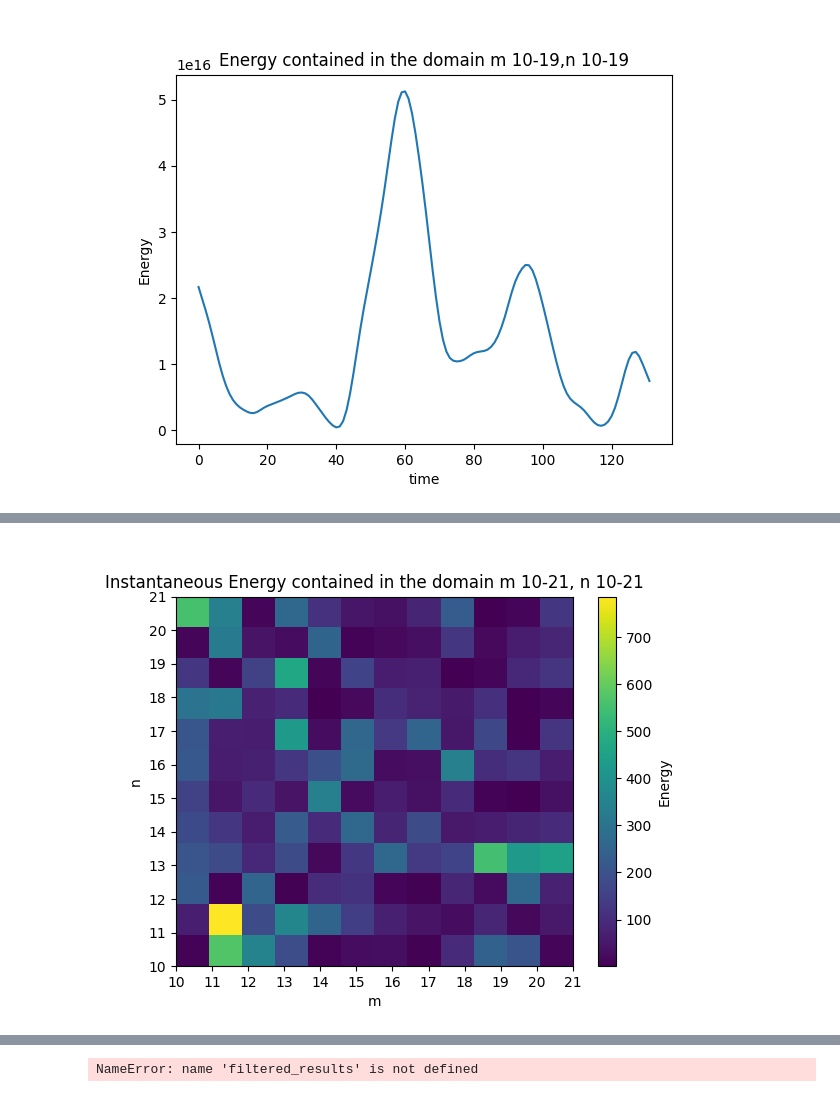
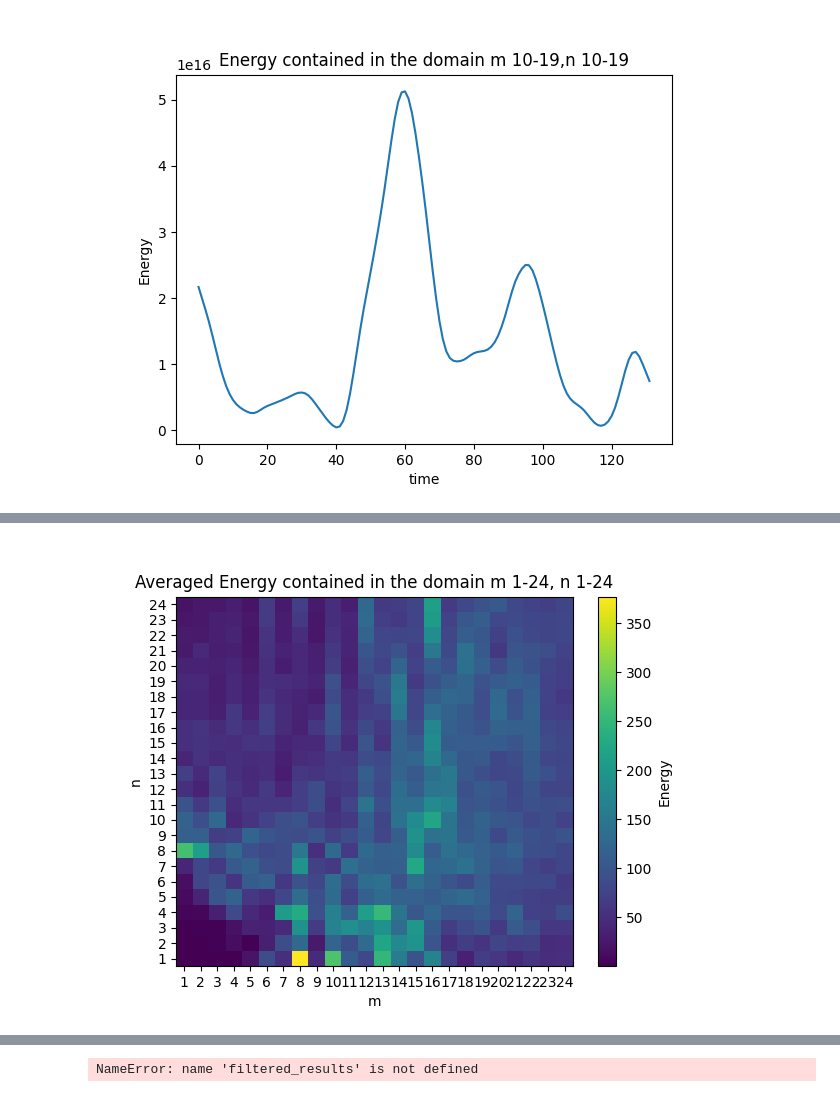
Before and after one commit to LennardMiller/Stage_M2, a Jupyter notebook: Basin Mode Projection/Rossby_diag_closed_case.ipynb, the cells around one changed output, grey strips where cells are left out. Drawn from its saved outputs; the diff is of its cells as text; code cells hidden in the pictures.

Commit message:
Bigger domain

```diff
--- a/Basin Mode Projection/Rossby_diag_closed_case.ipynb
+++ b/Basin Mode Projection/Rossby_diag_closed_case.ipynb
@@ -17,7 +17,7 @@ from joblib import Parallel, delayed
 
 
 # Number of simulation
-n = 519
+n = 517
 
 # Choose between 'local' or 'dahu'
 where = 'dahu'
@@ -403,11 +360,11 @@ def finding_parameters(m_sel, n_sel, time_sel, psi, t):
     condition1 = np.std(np.abs(np.sqrt(real**2 + imag**2)), axis=0) / np.mean(np.abs(np.sqrt(real**2 + imag**2)), axis=0)
     condition2 = std / np.abs(np.mean(pulsation_observed_brut, axis=0))
     condition3 = rel_err
-
+    print("processed mode:", m_sel, n_sel)
     return condition1, condition2, condition3
 
-m_list = np.arange(10, 20, 1)
-n_list = np.arange(10, 20, 1)
+m_list = np.arange(0, 30, 1)
+n_list = np.arange(0, 30, 1)
 
 time_sel = np.arange(0, len(t), 3, dtype=int)
 condition1_tab = np.zeros((len(n_list), len(m_list)))
@@ -600,40 +611,18 @@ plt.show()
 # %%
-
-
-m_list = np.arange(10, 22, 1)
-n_list = np.arange(10, 22, 1)
-time_sel = np.arange(0, len(t), 3, dtype=int)
-
-
-E_plot = np.zeros((len(time_sel), len(m_list), len(n_list)))
-
-# Function to compute energy for given m and n
-def compute_energy(m, n):
-    psi_mn = project_basin(q[time_sel], m, n, Lx, 0)
-    energy =  np.abs(psi_mn)**2 / Lx**2
-    return energy
-
-# Use joblib to parallelize the loop
-results = Parallel(n_jobs=-1)(delayed(compute_energy)(m, n) for m in m_list for n in n_list)
-
-# Fill the E_plot matrix with the computed energies
-for idx, energy in enumerate(results):
-    i, j = divmod(idx, len(n_list))
-    E_plot[:, j, i] = energy
 
 # Plotting
 plt.figure()
-plt.imshow(E_plot[0, :, :], aspect='auto', extent=[m_list[0], m_list[-1], n_list[0], n_list[-1]])
+plt.pcolormesh(m_list,n_list,np.mean(E_plot[:, :, :],axis=0))
 plt.xlabel('m')
 plt.ylabel('n')
-plt.title('Instantaneous Energy contained in the domain m {}-{}, n {}-{}'.format(m_list[0], m_list[-1], n_list[0], n_list[-1]))
+plt.title('Averaged Energy contained in the domain m {}-{}, n {}-{}'.format(m_list[0], m_list[-1], n_list[0], n_list[-1]))
 
 # Set the ticks
 plt.xticks(ticks=np.arange(m_list[0], m_list[-1]+1, step=1))
 plt.yticks(ticks=np.arange(n_list[0], n_list[-1]+1, step=1))
 
 plt.colorbar(label='Energy')
-plt.savefig('../figures/Energy_closed_domain/Energy_domain_{}-{}_{}-{}.png'.format(m_list[0], m_list[-1], n_list[0], n_list[-1]))
+plt.savefig('../figures/Energy_closed_domain/Energy_domain_averaged{}-{}_{}-{}_simu'.format(m_list[0], m_list[-1], n_list[0], n_list[-1])+simu_name+'.png')
 plt.show()
 # %% [output]
-[figure, old version]
+[figure, new version]
```
Also changed, not shown: parts of 22 cells of this notebook, 13 other files.
